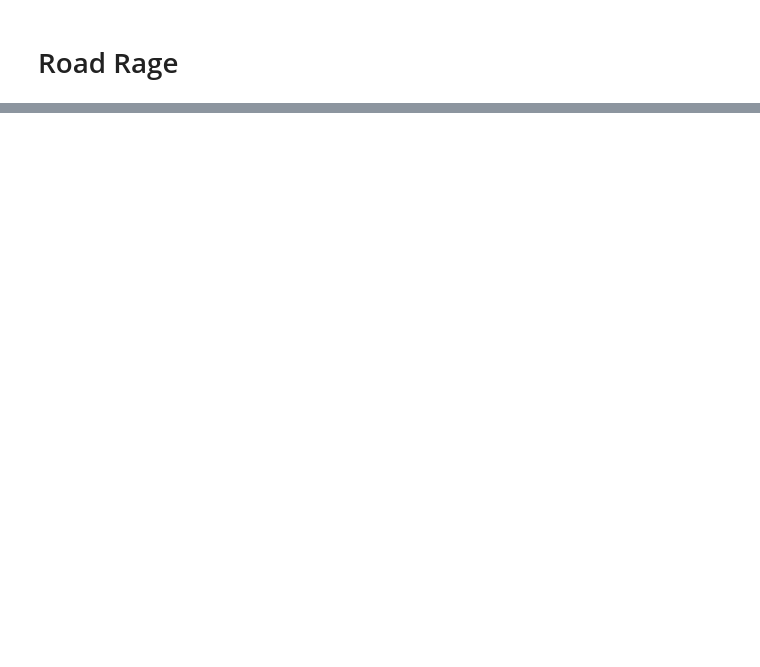
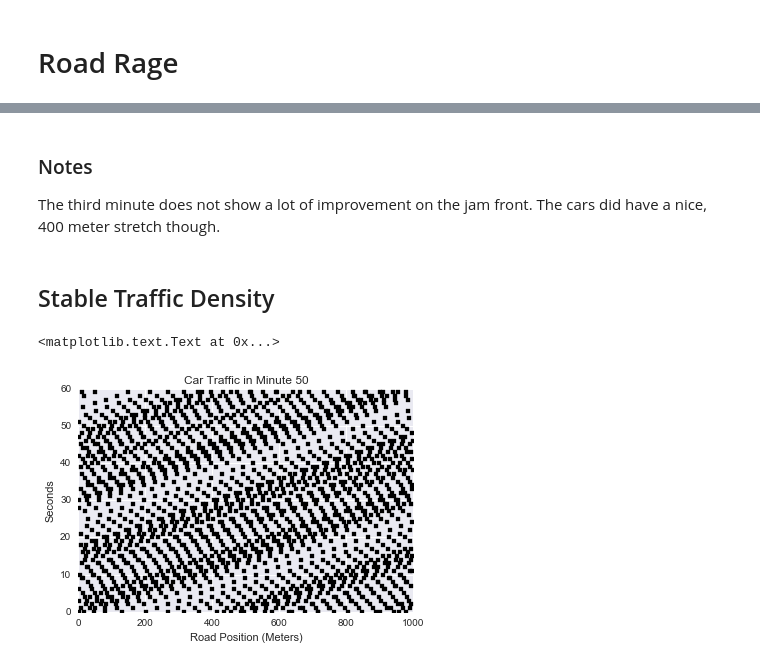
Before and after one commit to maggiecorrell/traffic-simulation, a Jupyter notebook: road_rage_plots.ipynb, the cells around one changed output, grey strips where cells are left out. Cells and saved outputs as stored; diff of their text form; code cells hidden in the pictures; blank space fills up the shorter version.

```diff
--- a/road_rage_plots.ipynb
+++ b/road_rage_plots.ipynb
@@ -23,0 +56,17 @@ for
+# %% [markdown]
+### Notes
+The third minute does not show a lot of improvement on the jam front.  The cars did have a nice, 400 meter stretch though.
+# %% [markdown]
+## Stable Traffic Density
+# %%
+fig, ax = plt.subplots()
+for x in positions:
+    ax.scatter(x[3000:3060], range(60), marker=',', color='k')
+ax.set_xlim(0, 1000)
+ax.set_ylim(0, 60)
+ax.set_xlabel('Road Position (Meters)')
+ax.set_ylabel('Seconds')
+ax.set_title('Car Traffic in Minute 50')
+# %% [output]
+<matplotlib.text.Text at 0x...>
+[figure, added]
```
Also changed, not shown: parts of 20 cells of this notebook, 1 other file.
